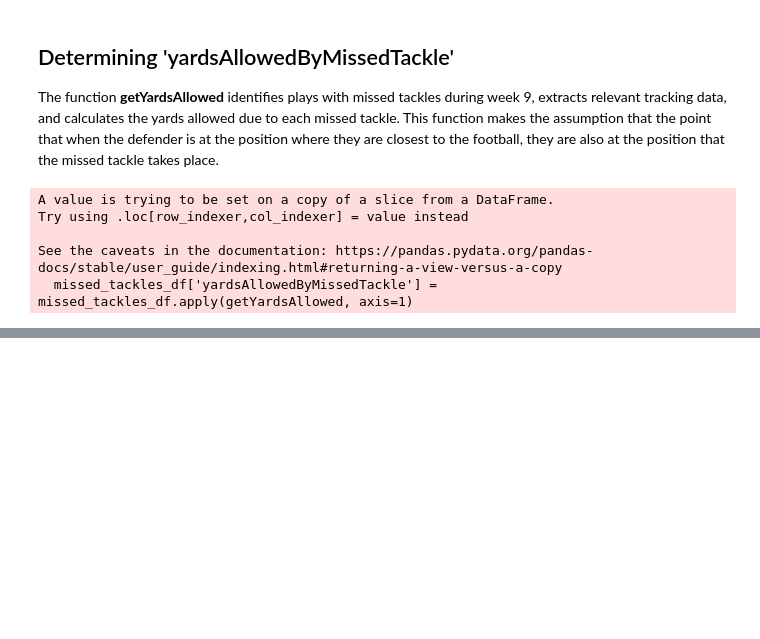
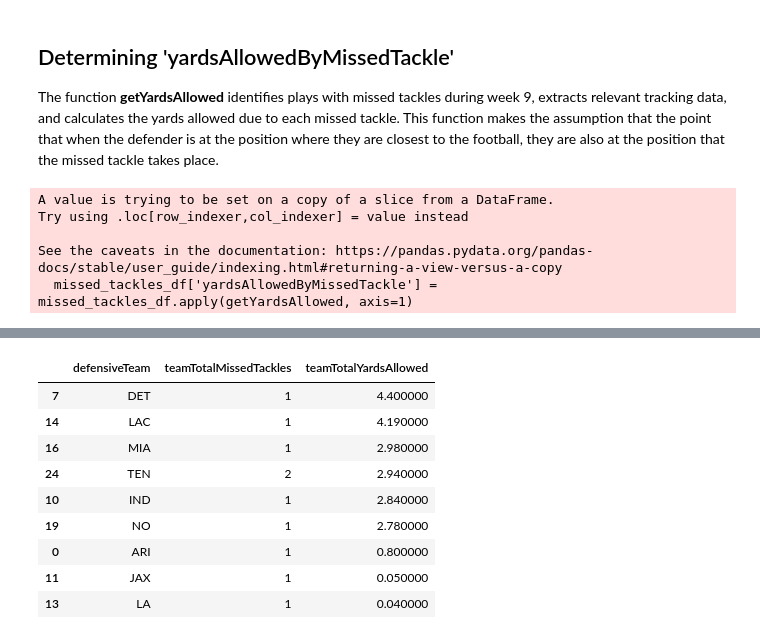
Before and after one commit to jennmohr/nfl-big-data-bowl-24, a Jupyter notebook: evaluation-of-team-tackle-yards-saved-using-ml.ipynb, the cells around one changed output, grey strips where cells are left out. Cells and saved outputs as stored; diff of their text form; code cells hidden in the pictures; blank space fills up the shorter version.

```diff
--- a/evaluation-of-team-tackle-yards-saved-using-ml.ipynb
+++ b/evaluation-of-team-tackle-yards-saved-using-ml.ipynb
@@ -345,3 +345,18 @@ display(teams_data_df[columns].style.background_gradient(axis=0, subset='teamTot
+# %%
+columns = ['defensiveTeam', 'teamTotalMissedTackles', 'teamTotalYardsAllowed']
+teams_data_df_allowed = teams_data_df[teams_data_df['teamTotalMissedTackles'] != 0].sort_values(by='teamTotalYardsAllowed', ascending=False)
+display(teams_data_df_allowed[columns].style.background_gradient(axis=0, subset='teamTotalYardsAllowed'))
+# %% [output]
+|  | defensiveTeam | teamTotalMissedTackles | teamTotalYardsAllowed |
+| 7 | DET | 1 | 4.400000 |
+| 14 | LAC | 1 | 4.190000 |
+| 16 | MIA | 1 | 2.980000 |
+| 24 | TEN | 2 | 2.940000 |
+| 10 | IND | 1 | 2.840000 |
+| 19 | NO | 1 | 2.780000 |
+| 0 | ARI | 1 | 0.800000 |
+| 11 | JAX | 1 | 0.050000 |
+| 13 | LA | 1 | 0.040000 |
 # %%
 # show play with most yards saved
 # show play with most yards given up
```
Also changed, not shown: parts of 6 cells of this notebook.
